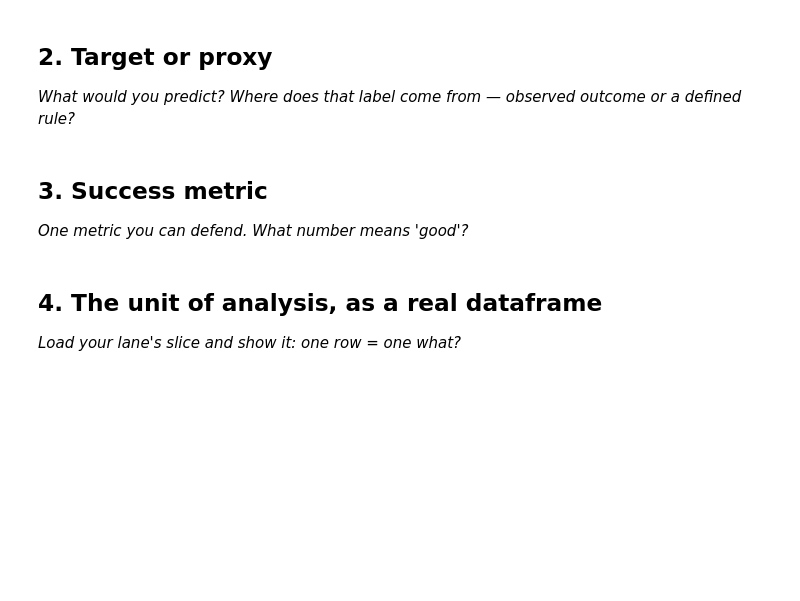
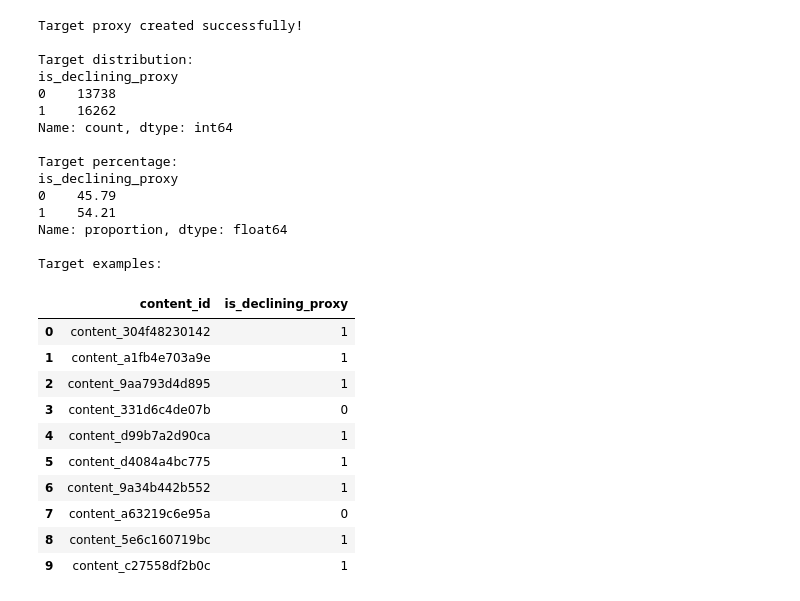
Before and after one commit to Wizard-i/FlyRank-Starter-Repo, a Jupyter notebook: work/notebooks/w02_ml_task_framing.ipynb, the cells around one changed output. Saved outputs shown, nothing was run; the diff lists cells and outputs as text; code cells hidden in the pictures; blank space fills up the shorter version.

```diff
--- a/work/notebooks/w02_ml_task_framing.ipynb
+++ b/work/notebooks/w02_ml_task_framing.ipynb
@@ -13,7 +107,68 @@ This skeleton is yours to fill. Work the sections **in order** — each one has
 # %%
 # This cell is for CODE (numbers, a query, a check).
 # Write your text answer in the cell ABOVE this one — typing sentences here breaks Run All.
+
+
+
+if df_lane["trend_direction"].isna().any():
+    raise ValueError("Missing trend_direction values found.")
+
+df_lane["is_declining_proxy"] = (
+    df_lane["trend_direction"]
+    .astype(str)
+    .str.lower()
+    .eq("down")
+    .astype("int8")
+)
+
+print("Target proxy created successfully!")
+
+print("\nTarget distribution:")
+print(
+    df_lane["is_declining_proxy"]
+    .value_counts()
+    .sort_index()
+)
+
+print("\nTarget percentage:")
+print(
+    (
+        df_lane["is_declining_proxy"]
+        .value_counts(normalize=True)
+        .sort_index() * 100
+    ).round(2)
+)
+
+print("\nTarget examples:")
+display(
+    df_lane[
+        ["content_id", "is_declining_proxy"]
+    ].head(10)
+)
+# %% [output]
+Target proxy created successfully!
+
+Target distribution:
+is_declining_proxy
+0    13738
+1    16262
+Name: count, dtype: int64
+
+Target percentage:
+is_declining_proxy
+0    45.79
+1    54.21
+Name: proportion, dtype: float64
+
+Target examples:
+|  | content_id | is_declining_proxy |
+| 0 | content_304f48230142 | 1 |
+| 1 | content_a1fb4e703a9e | 1 |
+| 2 | content_9aa793d4d895 | 1 |
+| 3 | content_331d6c4de07b | 0 |
+| 4 | content_d99b7a2d90ca | 1 |
+| 5 | content_d4084a4bc775 | 1 |
+| 6 | content_9a34b442b552 | 1 |
+| 7 | content_a63219c6e95a | 0 |
+| 8 | content_5e6c160719bc | 1 |
+| 9 | content_c27558df2b0c | 1 |
-# %% [markdown]
-## 2. Target or proxy
-
-*What would you predict? Where does that label come from — observed outcome or a defined rule?*
@@ -23,4 +174,0 @@ This skeleton is yours to fill. Work the sections **in order** — each one has
-# %% [markdown]
-## 3. Success metric
-
-*One metric you can defend. What number means 'good'?*
@@ -30,4 +174,0 @@ This skeleton is yours to fill. Work the sections **in order** — each one has
-# %% [markdown]
-## 4. The unit of analysis, as a real dataframe
-
-*Load your lane's slice and show it: one row = one what?*
```
Also changed, not shown: parts of 17 cells of this notebook.
